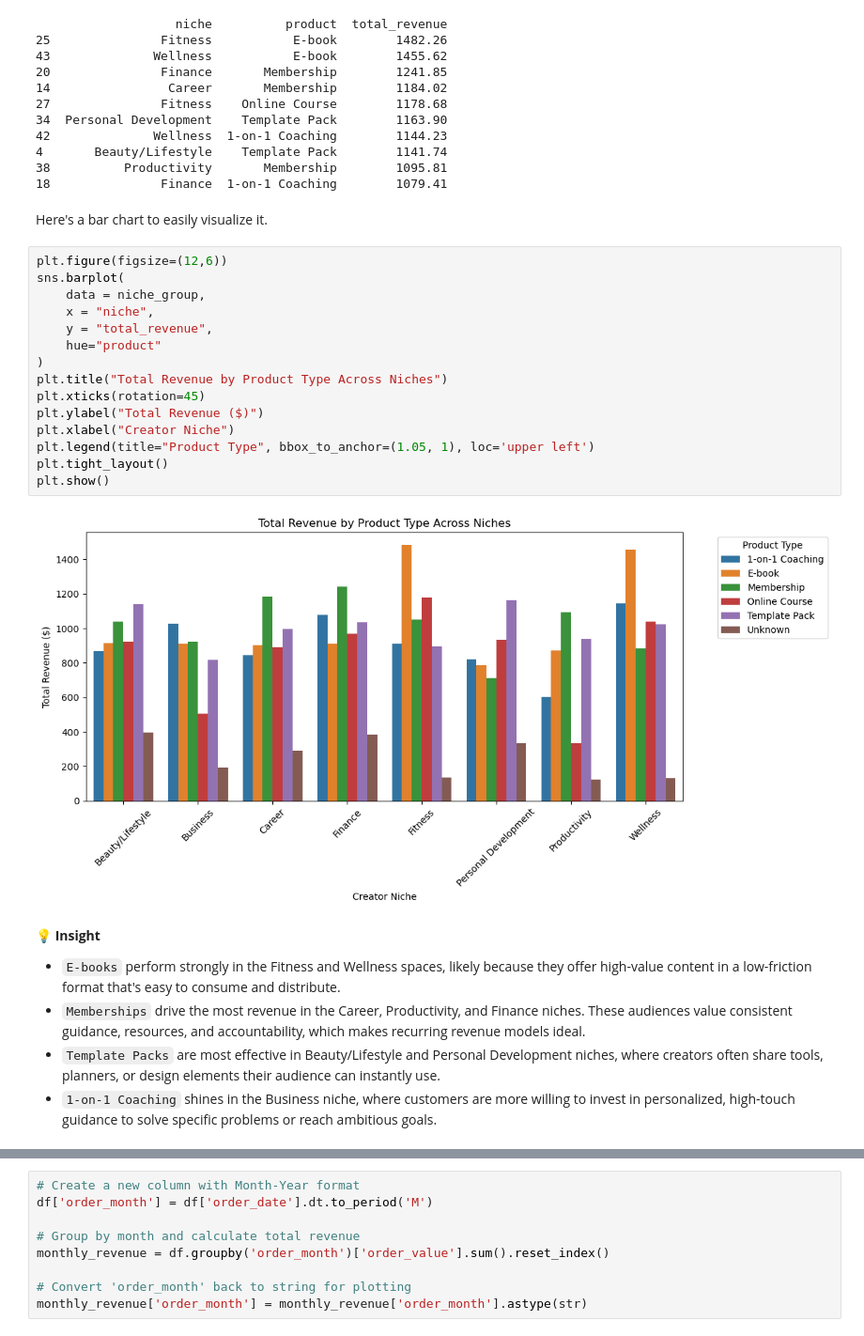
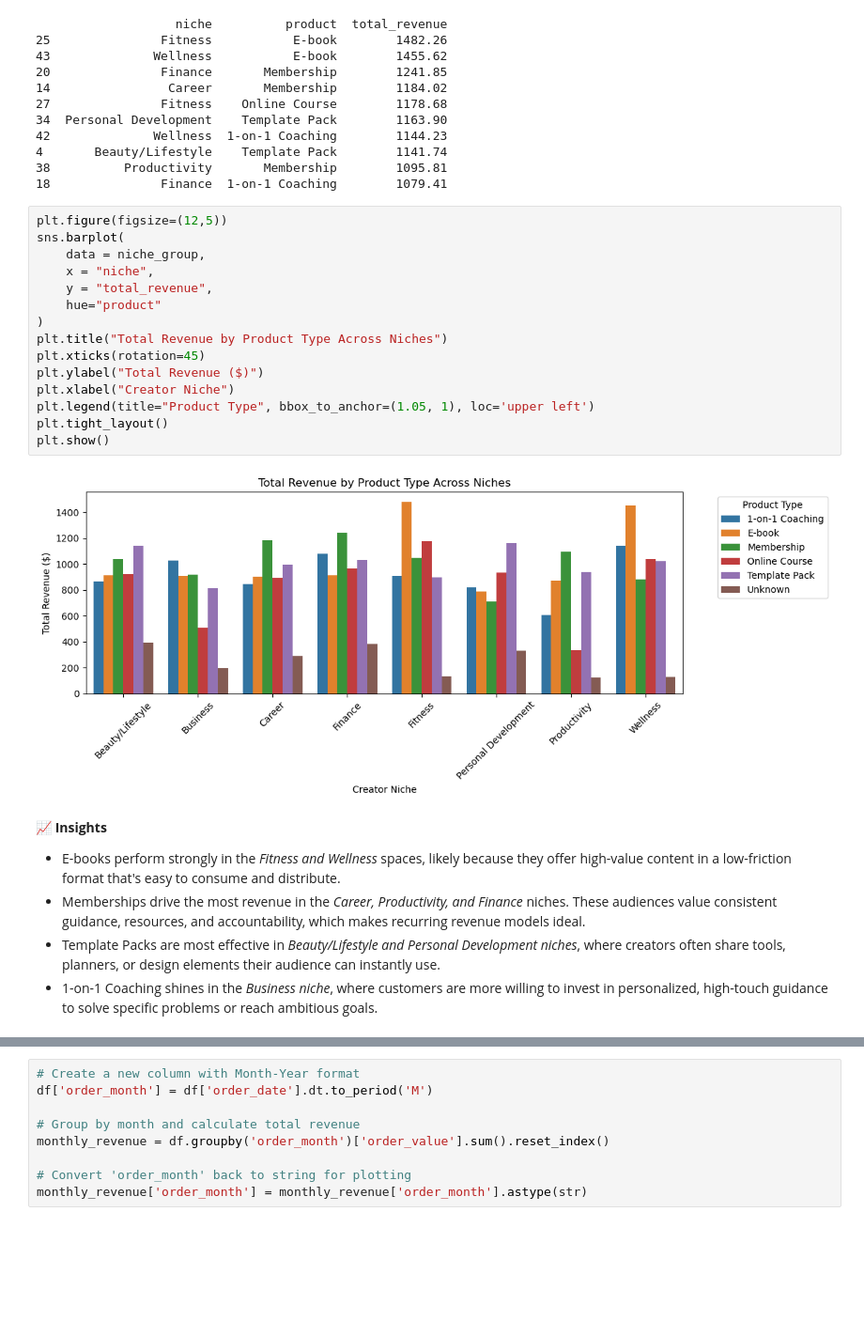
Before and after one commit to rosaliehuang/saas-revenue-analysis, a Jupyter notebook: creatorstore_saas_revenue.ipynb, the cells around one changed output, grey strips where cells are left out. Shown at 94% size. Drawn from its saved outputs; the diff is of its cells as text; blank space fills up the shorter version.

```diff
--- a/creatorstore_saas_revenue.ipynb
+++ b/creatorstore_saas_revenue.ipynb
@@ -316,32 +317,29 @@ print(niche_group.sort_values(by="total_revenue", ascending=False).head(10))
 4       Beauty/Lifestyle    Template Pack        1141.74
 38          Productivity       Membership        1095.81
 18               Finance  1-on-1 Coaching        1079.41
-# %% [markdown]
-Here's a bar chart to easily visualize it.
 # %%
-plt.figure(figsize=(12,6))
+plt.figure(figsize=(12,5))
 sns.barplot(
     data = niche_group,
     x = "niche",
     y = "total_revenue",
     hue="product"
 )
 plt.title("Total Revenue by Product Type Across Niches")
 plt.xticks(rotation=45)
 plt.ylabel("Total Revenue ($)")
 plt.xlabel("Creator Niche")
 plt.legend(title="Product Type", bbox_to_anchor=(1.05, 1), loc='upper left')
 plt.tight_layout()
 plt.show()
 # %% [output]
-[figure, old version]
+[figure, new version]
 # %% [markdown]
-**💡 Insight**
-
-- `E-books` perform strongly in the Fitness and Wellness spaces, likely because they offer high-value content in a low-friction format that's easy to consume and distribute.
-- `Memberships` drive the most revenue in the Career, Productivity, and Finance niches. These audiences value consistent guidance, resources, and accountability, which makes recurring revenue models ideal.
-- `Template Packs` are most effective in Beauty/Lifestyle and Personal Development niches, where creators often share tools, planners, or design elements their audience can instantly use.
-- `1-on-1 Coaching` shines in the Business niche, where customers are more willing to invest in personalized, high-touch guidance to solve specific problems or reach ambitious goals.
+**📈 Insights**
+- E-books perform strongly in the *Fitness and Wellness* spaces, likely because they offer high-value content in a low-friction format that's easy to consume and distribute.
+- Memberships drive the most revenue in the *Career, Productivity, and Finance* niches. These audiences value consistent guidance, resources, and accountability, which makes recurring revenue models ideal.
+- Template Packs are most effective in *Beauty/Lifestyle and Personal Development niches*, where creators often share tools, planners, or design elements their audience can instantly use.
+- 1-on-1 Coaching shines in the *Business niche*, where customers are more willing to invest in personalized, high-touch guidance to solve specific problems or reach ambitious goals.
 # %% [markdown]
 ---
 #### Q3: Are there any monthly or seasonal trends in revenue over time?
```
Also changed, not shown: parts of 18 cells of this notebook.
